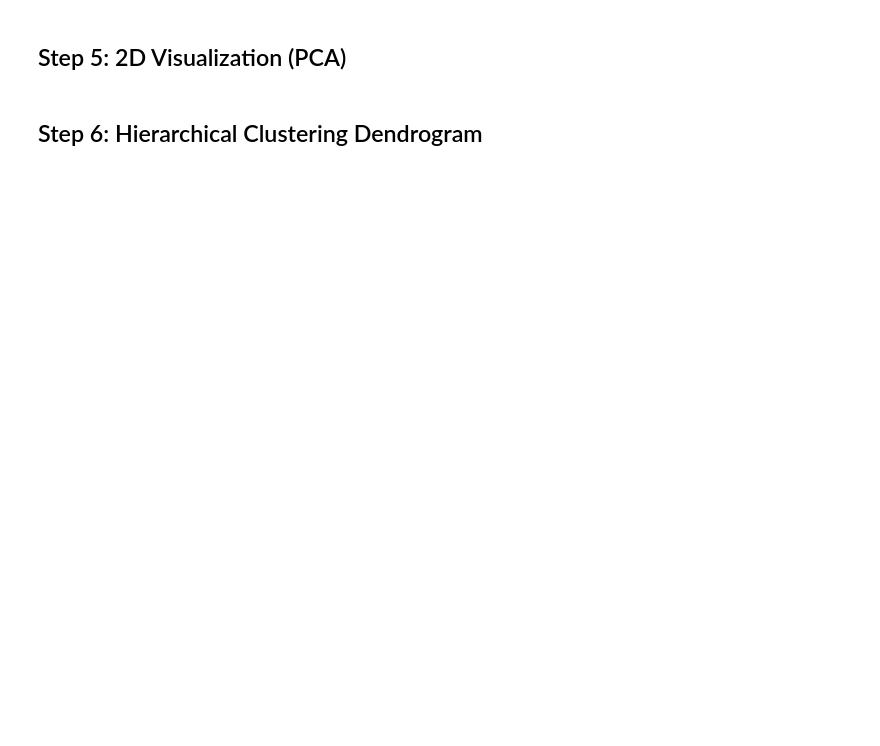
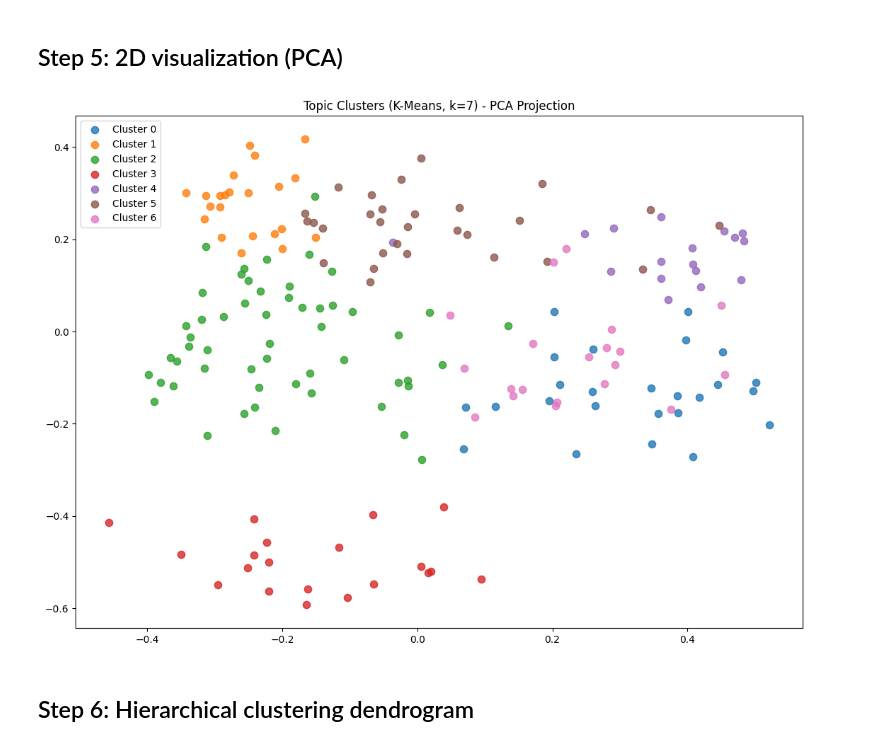
Before and after one commit to Uni-coder-harsh/FarrahAI, a Jupyter notebook: notebooks/03_clustering.ipynb, the cells around one changed output. Drawn from its saved outputs; the diff is of its cells as text; code cells hidden in the pictures; blank space fills up the shorter version.

```diff
--- a/notebooks/03_clustering.ipynb
+++ b/notebooks/03_clustering.ipynb
@@ -93,10 +158,16 @@ print(f'Best k = {k_results["best_k"]}')
 # %%
 best_k = k_results['best_k']
 cluster_df = cluster_topics(embeddings, texts, n_clusters=best_k, method='kmeans')
+cluster_df['label'] = labels
 
-print(f'\nCluster assignments:')
+cluster_out = Path('../outputs/clustering_assignments.csv')
+cluster_df.to_csv(cluster_out, index=False)
+print(f'Saved: {cluster_out}')
+
+print('\nCluster summary:')
 for c in range(best_k):
-    group = cluster_df[cluster_df['cluster'] == c]['text'].tolist()
-    print(f'\n── Cluster {c} ({len(group)} items) ──────────────────')
-    for t in group:
-        print(f'  • {t}')
+    group = cluster_df[cluster_df['cluster'] == c]
+    print(f"Cluster {c}: {len(group)} items")
+    sample = group.head(10)
+    for _, row in sample.iterrows():
+        print('  -', row['label'])
@@ -103,32 +192,31 @@ for c in range(best_k):
 # %% [markdown]
-## Step 5: 2D Visualization (PCA)
+## Step 5: 2D visualization (PCA)
 # %%
 from sklearn.decomposition import PCA
 
 pca = PCA(n_components=2, random_state=42)
 coords = pca.fit_transform(embeddings)
 
-colors = plt.cm.Set2(np.linspace(0, 1, best_k))
-
 fig, ax = plt.subplots(figsize=(11, 8))
 for c in range(best_k):
-    mask = cluster_df['cluster'] == c
-    ax.scatter(coords[mask, 0], coords[mask, 1],
-               color=colors[c], label=f'Cluster {c}', s=80, alpha=0.85)
+    mask = cluster_df['cluster'].values == c
+    ax.scatter(coords[mask, 0], coords[mask, 1], label=f'Cluster {c}', s=55, alpha=0.8)
 
-# Annotate points
-for i, txt in enumerate(texts):
-    ax.annotate(txt[:30], (coords[i, 0], coords[i, 1]),
-                fontsize=6.5, alpha=0.7, ha='center',
-                xytext=(0, 6), textcoords='offset points')
+# annotate only when sample size is manageable
+if len(labels) <= 80:
+    for i, lab in enumerate(labels):
+        ax.annotate(str(lab)[:24], (coords[i, 0], coords[i, 1]), fontsize=6,
+                    alpha=0.7, xytext=(0, 5), textcoords='offset points')
 
-ax.set_title(f'Topic Clusters (K-Means, k={best_k}) — PCA Projection')
+ax.set_title(f'Topic Clusters (K-Means, k={best_k}) - PCA Projection')
 ax.legend()
 plt.tight_layout()
 plt.savefig('../outputs/clustering_2d_pca.png', dpi=150)
 plt.show()
+# %% [output]
+[figure, added]
 # %% [markdown]
-## Step 6: Hierarchical Clustering Dendrogram
+## Step 6: Hierarchical clustering dendrogram
 # %%
 from scipy.cluster.hierarchy import dendrogram, linkage
 
```
Also changed, not shown: parts of 14 cells of this notebook, 7 other files.
